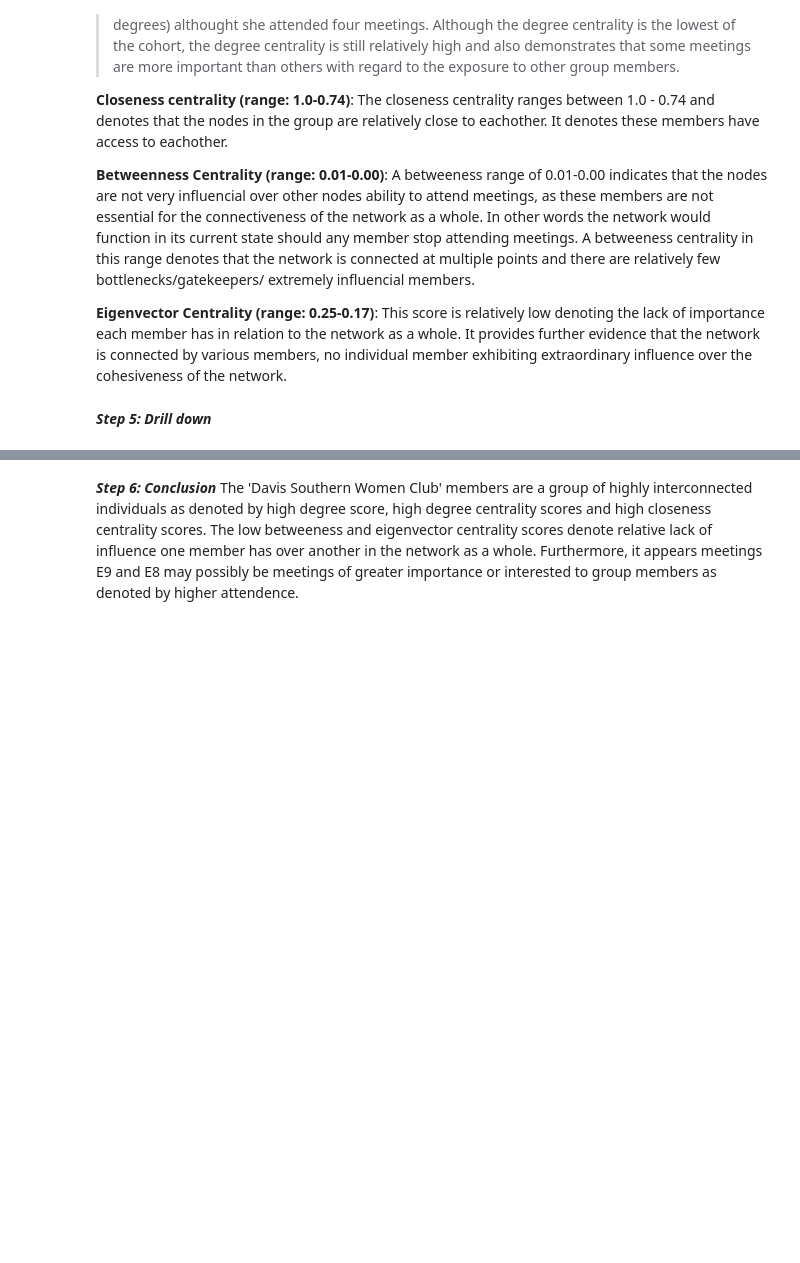
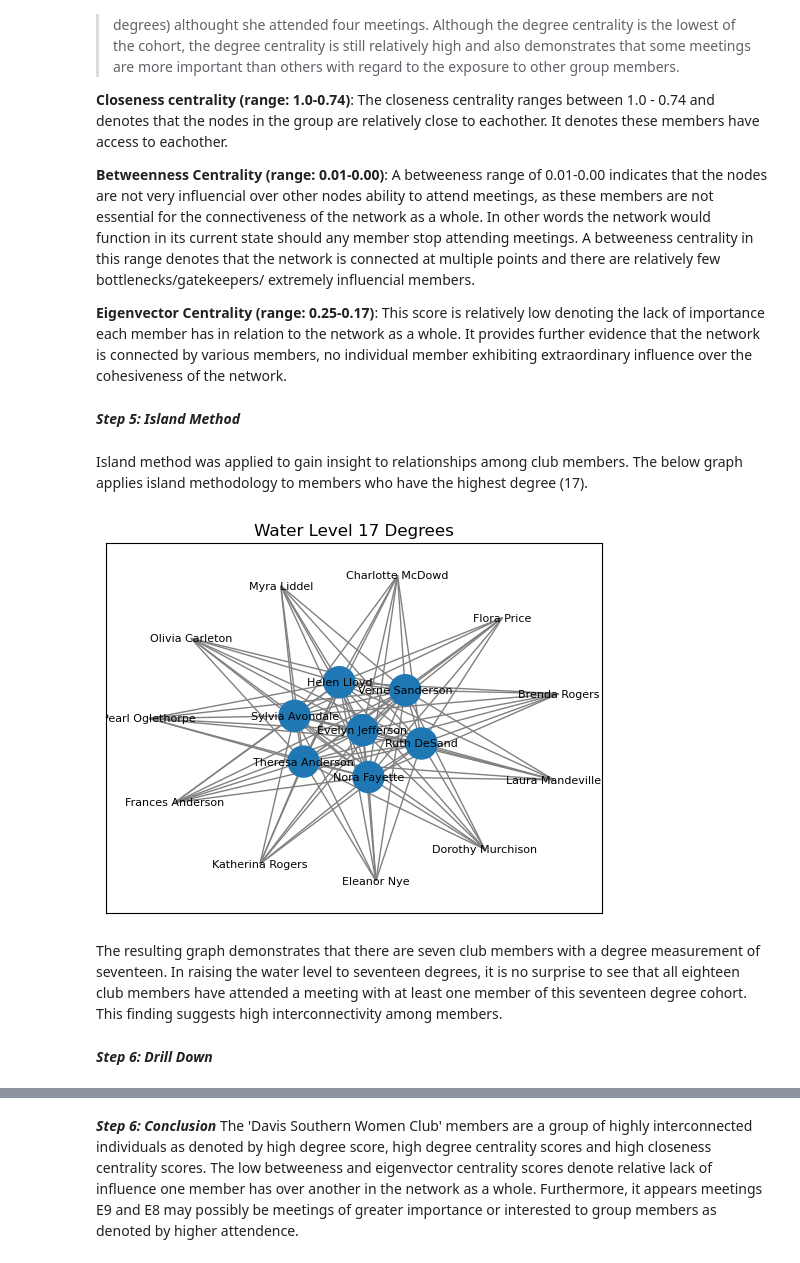
Before and after one commit to justinm0rgan/webanalytics, a Jupyter notebook: Week_3_Part_2_Assignment_Datasets.ipynb, the cells around one changed output, grey strips where cells are left out. Cells and saved outputs as stored; diff of their text form; code cells hidden in the pictures; blank space fills up the shorter version.

```diff
--- a/Week_3_Part_2_Assignment_Datasets.ipynb
+++ b/Week_3_Part_2_Assignment_Datasets.ipynb
@@ -179,10 +179,10 @@ for w in women:
 df = pd.DataFrame(data, columns=["Member","Meetings Attended","# of Times Met w Friends","Degree"
                                  ,"Closeness"#,"Closeness Centrality Weighted"
                                  ,"Betweenness"#,"Betweenness Centrality Weighted"
-                                 ,"Degree"#,"Degree Centrality Weighted"
+                                 ,"Degree_Cent"#,"Degree Centrality Weighted"
                                  ,"Eigenvector"
                                 ]
                                 )
-
-print(df.to_string(index=False))
+df
+#print(df.to_string(index=False))
 # %% [output]
@@ -221,6 +219,69 @@ The number of meetings attended by members varies between eight and two meetings
 **Betweenness Centrality (range: 0.01-0.00)**:  A betweeness range of 0.01-0.00 indicates that the nodes are not very influencial over other nodes ability to attend meetings, as these members are not essential for the connectiveness of the network as a whole.  In other words the network would function in its current state should any member stop attending meetings. A betweeness centrality in this range denotes that the network is connected at multiple points and there are relatively few bottlenecks/gatekeepers/ extremely influencial members.
 
 **Eigenvector Centrality (range: 0.25-0.17)**: This score is relatively low denoting the lack of importance each member has in relation to the network as a whole. It provides further evidence that the network is connected by various members, no individual member exhibiting extraordinary influence over the cohesiveness of the network.
+# %% [markdown]
+***Step 5: Island Method***
+# %% [markdown]
+Island method was applied to gain insight to relationships among club members.  The below graph applies island methodology
+to members who have the highest degree (17).
+# %%
+# Apply the island method
+#df filtered to degree=17
+water_level_df=df.loc[df['Degree']>=17]
+
+W4 = bipartite.projected_graph(G, water_level_df['Member'])
+
+islands = []
+visited = set()
+for node in water_level_df['Member']:
+    if node not in visited:
+        island = nx.node_connected_component(W4, node)
+        islands.append(island)
+        visited.update(island)
+
+# Create a DataFrame for each island
+dfs = []
+for i, island in enumerate(islands):
+    island_df = water_level_df[water_level_df['Member'].isin(island)]
+    dfs.append(island_df)
+
+# Create a new graph to combine all islands
+water_level_graph = nx.Graph()
+
+# Add edges from each island to the combined graph
+for island in islands:
+    water_level_graph.add_edges_from(W4.subgraph(island).edges())
+
+# Create a layout for the combined graph
+pos = nx.spring_layout(water_level_graph)
+
+# Get the count values for each node
+count_values = water_level_df.groupby('Member')['Degree_Cent'].sum()
+
+# Determine the maximum count for scaling node sizes
+max_count = np.max(count_values.values)
+
+# Compute the node sizes based on count
+node_sizes = [count_values.get(node, 0) / max_count * 500 for node in water_level_graph.nodes]
+
+# Plot the combined graph with proportional node sizes
+plt.figure()
+nx.draw_networkx(water_level_graph,
+                 pos,
+                 with_labels=True,
+                 #node_color='blue',
+                 node_size=node_sizes,
+                 edge_color='gray',
+                 font_size=8,
+                )
+plt.title("Water Level 17 Degrees")
+
+# Display the plot
+plt.show()
+# %% [output]
+[figure, added]
+# %% [markdown]
+The resulting graph demonstrates that there are seven club members with a degree measurement of seventeen. In raising the water level to seventeen degrees, it is no surprise to see that all eighteen club members have attended a meeting with at least one member of this seventeen degree cohort.  This finding suggests high interconnectivity among members.
 # %% [markdown]
-***Step 5: Drill down***
+***Step 6: Drill Down***
 # %% [markdown]
```
Also changed, not shown: parts of 5 cells of this notebook.
